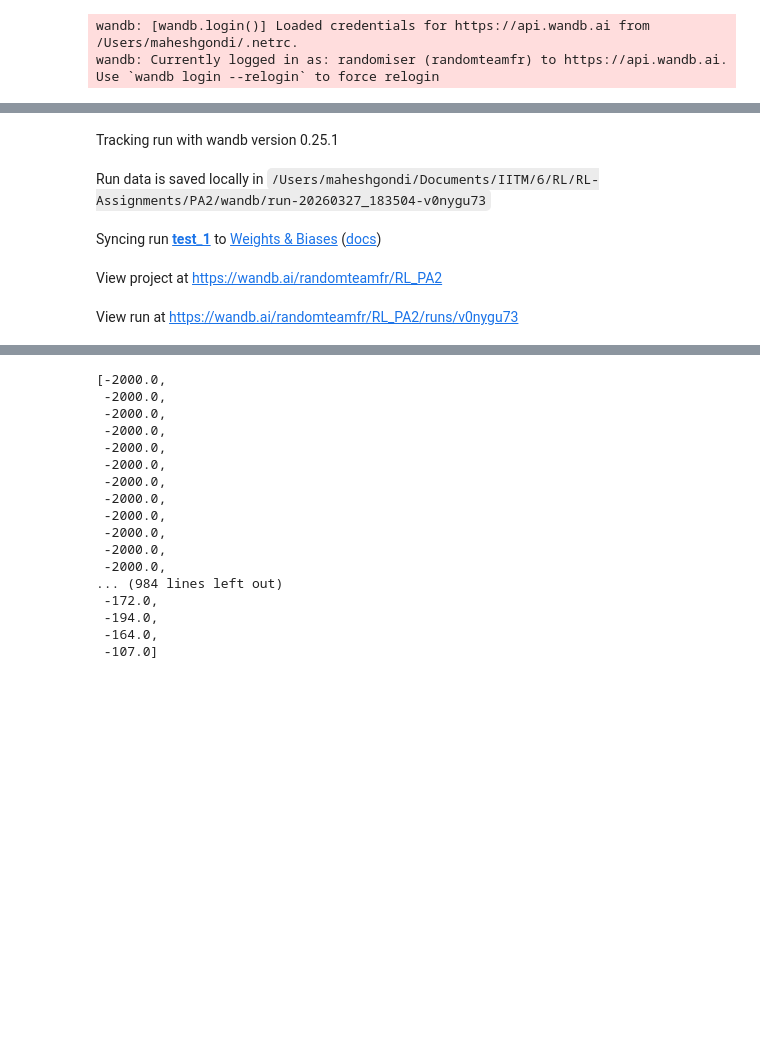
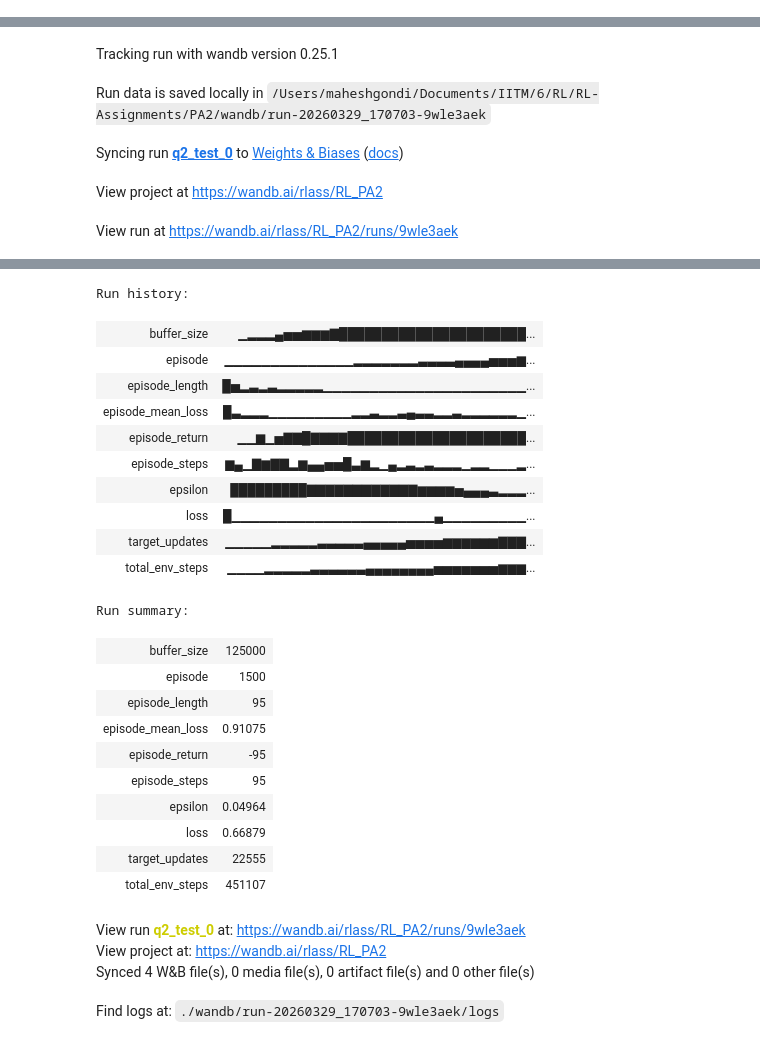
Before and after one commit to polka-rat/RL-Assignments, a Jupyter notebook: PA2/main.ipynb, the cells around one changed output, grey strips where cells are left out. Drawn from its saved outputs; the diff is of its cells as text; code cells hidden in the pictures; blank space fills up the shorter version.

```diff
--- a/PA2/main.ipynb
+++ b/PA2/main.ipynb
@@ -23,13 +22,11 @@ dqn_trainer = Trainer(
     trunc_length=TRUNC_LENGTH
 )
 # %%
-dqn_trainer.train(num_episodes=1000)
+train_rewards = dqn_trainer.train(num_episodes=1500)
 # %% [output]
-wandb: [wandb.login()] Loaded credentials for https://api.wandb.ai from /Users/maheshgondi/.netrc.
-wandb: Currently logged in as: randomiser (randomteamfr) to https://api.wandb.ai. Use `wandb login --relogin` to force relogin
 [interactive output not drawn]
 Tracking run with wandb version 0.25.1
-Run data is saved locally in /Users/maheshgondi/Documents/IITM/6/RL/RL-Assignments/PA2/wandb/run-20260327_183504-v0nygu73
+Run data is saved locally in /Users/maheshgondi/Documents/IITM/6/RL/RL-Assignments/PA2/wandb/run-20260329_170703-9wle3aek
-Syncing run test_1 to Weights & Biases (docs)
+Syncing run q2_test_0 to Weights & Biases (docs)
-View project at https://wandb.ai/randomteamfr/RL_PA2
+View project at https://wandb.ai/rlass/RL_PA2
-View run at https://wandb.ai/randomteamfr/RL_PA2/runs/v0nygu73
+View run at https://wandb.ai/rlass/RL_PA2/runs/9wle3aek
@@ -36,18 +34,27 @@ View run at https://wandb.ai/randomteamfr/RL_PA2/runs/v0nygu73
+Run history:
+| buffer_size | ▁▂▂▂▄▅▅▆▆▆▇██████████████████████... |
+| episode | ▁▁▁▁▁▁▁▁▁▁▁▁▁▁▂▂▂▂▂▂▂▃▃▃▃▄▄▄▄▅▅▅▆... |
+| episode_length | █▅▂▃▂▃▂▂▂▂▂▁▁▁▁▁▁▁▁▁▁▁▁▁▁▁▁▁▁▁▁▁▁... |
+| episode_mean_loss | █▃▂▂▂▁▁▁▁▁▁▁▁▁▂▂▃▂▂▃▄▃▃▂▂▃▂▂▂▂▂▂▁... |
+| episode_return | ▁▁▆▁▅▇▇█▇▇▇▇█████████████████████... |
+| episode_steps | ▆▄▁▇▆▇▇▂▆▄▄▅▅█▃▆▂▁▄▂▃▂▃▂▂▂▁▂▂▁▁▁▂... |
+| epsilon | █████████▇▇▇▇▇▇▇▇▇▇▇▇▆▆▆▆▅▄▄▄▃▂▂▂... |
+| loss | █▁▁▁▁▁▁▁▁▁▁▁▁▁▁▁▁▁▁▁▁▁▁▄▁▁▁▁▁▁▁▁▁... |
+| target_updates | ▁▁▁▁▁▂▂▂▂▂▃▃▃▃▃▄▄▄▄▄▅▅▅▅▆▆▆▆▆▆▇▇▇... |
+| total_env_steps | ▁▁▁▁▂▂▂▂▂▃▃▃▃▃▃▄▄▄▄▄▄▄▄▅▅▅▅▅▅▅▆▆▆... |
-[-2000.0,
- -2000.0,
- -2000.0,
- -2000.0,
- -2000.0,
- -2000.0,
- -2000.0,
- -2000.0,
- -2000.0,
- -2000.0,
- -2000.0,
- -2000.0,
-... (984 lines left out)
- -172.0,
- -194.0,
- -164.0,
- -107.0]
+Run summary:
+| buffer_size | 125000 |
+| episode | 1500 |
+| episode_length | 95 |
+| episode_mean_loss | 0.91075 |
+| episode_return | -95 |
+| episode_steps | 95 |
+| epsilon | 0.04964 |
+| loss | 0.66879 |
+| target_updates | 22555 |
+| total_env_steps | 451107 |
+View run q2_test_0 at: https://wandb.ai/rlass/RL_PA2/runs/9wle3aek
+View project at: https://wandb.ai/rlass/RL_PA2
+Synced 4 W&B file(s), 0 media file(s), 0 artifact file(s) and 0 other file(s)
+Find logs at: ./wandb/run-20260329_170703-9wle3aek/logs
 # %%
```
Also changed, not shown: parts of 4 cells of this notebook, 2 other files.
